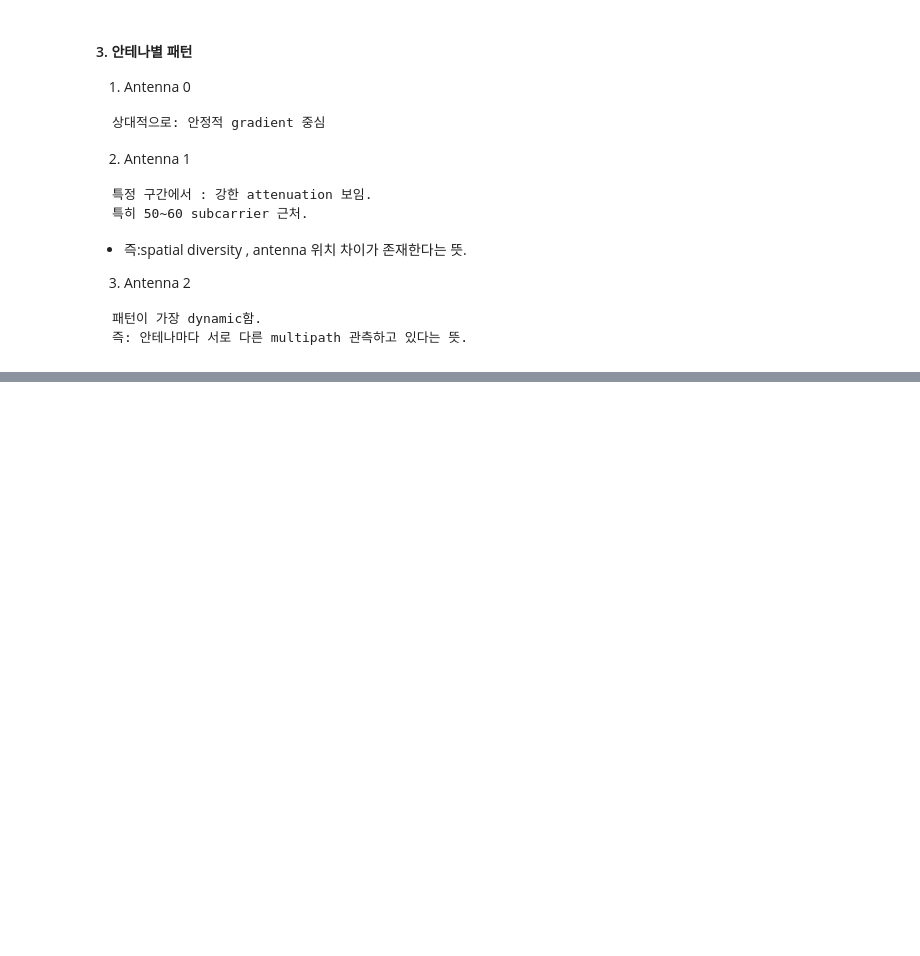
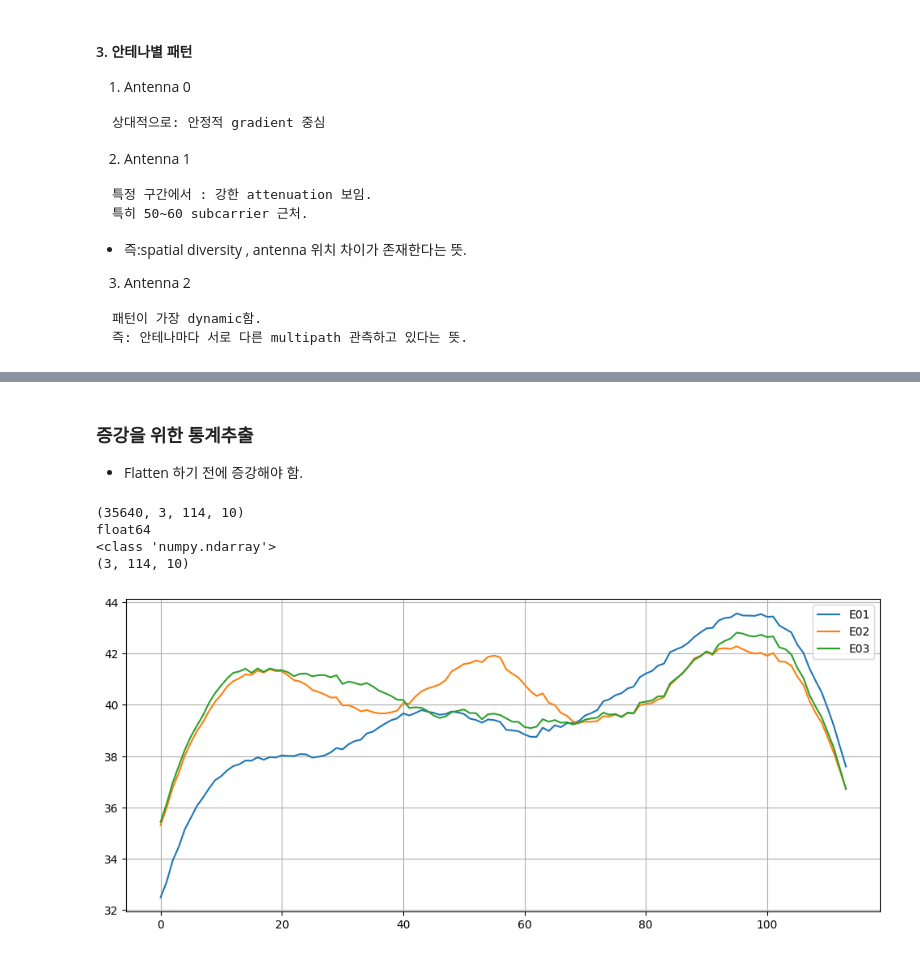
Before and after one commit to dbwofla11/Comvision_Lab_MMFI_DTpose_withSionna, a Jupyter notebook: 데이터검증_시각화/data_struct_t2.ipynb, the cells around one changed output, grey strips where cells are left out. Saved outputs shown, nothing was run; the diff lists cells and outputs as text; code cells hidden in the pictures; blank space fills up the shorter version.

```diff
--- a/데이터검증_시각화/data_struct_t2.ipynb
+++ b/데이터검증_시각화/data_struct_t2.ipynb
@@ -217,0 +278,76 @@ for i in range(3):
+# %% [markdown]
+### 증강을 위한 통계추출
+* Flatten 하기 전에 증강해야 함.
+# %%
+print(all_amp.shape)
+print(all_amp.dtype)
+
+print(type(all_amp[0]))
+print(all_amp[0].shape)
+# %% [output]
+(35640, 3, 114, 10)
+float64
+<class 'numpy.ndarray'>
+(3, 114, 10)
+# %%
+def env_profile(env):
+
+    amps = []
+
+    for subject in os.listdir(env):
+
+        subject_path = os.path.join(env, subject)
+
+        if not os.path.isdir(subject_path):
+            continue
+
+        for action in target_actions:
+
+            action_path = os.path.join(
+                subject_path,
+                action,
+                "wifi-csi"
+            )
+
+            if not os.path.exists(action_path):
+                continue
+
+            for file in os.listdir(action_path):
+
+                if file.endswith(".mat"):
+
+                    data = loadmat(
+                        os.path.join(
+                            action_path,
+                            file
+                        )
+                    )
+
+                    amp = data["CSIamp"]
+
+                    amp[~np.isfinite(amp)] = np.nan
+
+                    amps.append(amp)
+
+    amps = np.stack(amps)
+
+    return np.nanmean(
+        amps,
+        axis=(0,1,3)
+    )
+
+mean_e01 = env_profile("../E01")
+mean_e02 = env_profile("../E02")
+mean_e03 = env_profile("../E03")
+
+plt.figure(figsize=(12,5))
+
+plt.plot(mean_e01,label="E01")
+plt.plot(mean_e02,label="E02")
+plt.plot(mean_e03,label="E03")
+
+plt.legend()
+plt.grid()
+plt.show()
+# %% [output]
+[figure, added]
```
Also changed, not shown: parts of 11 cells of this notebook, 6 other files.
